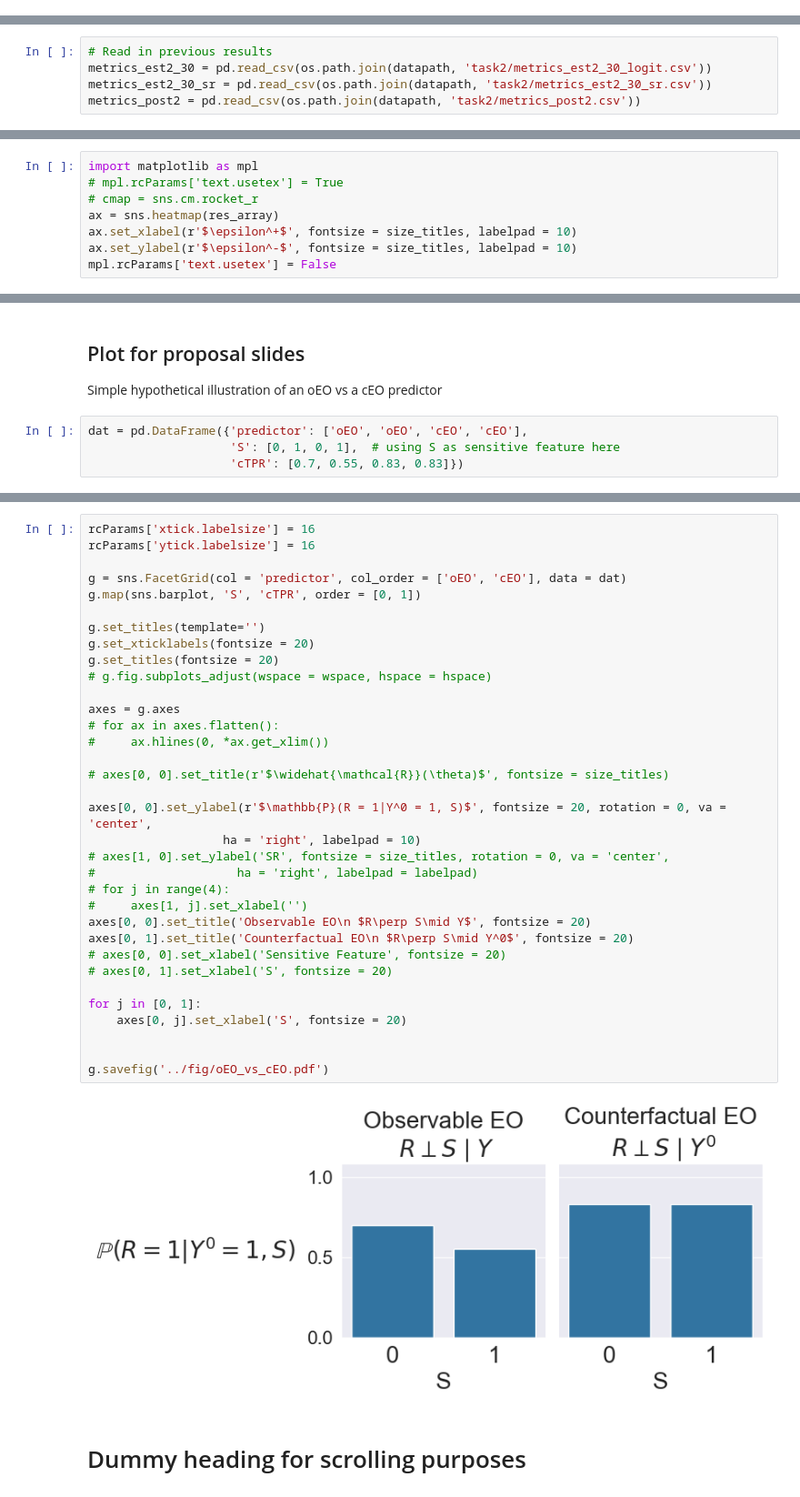
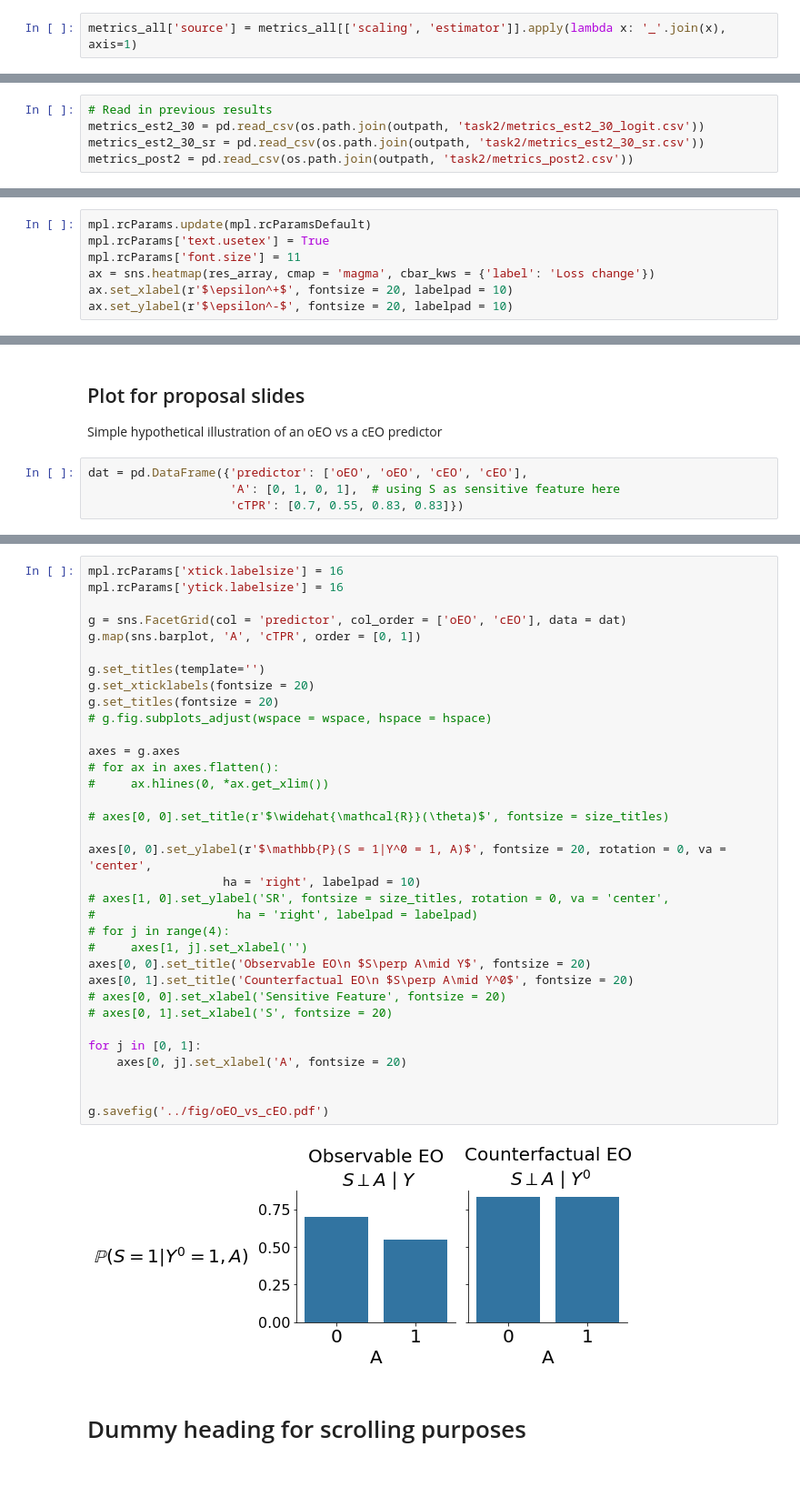
Before and after one commit to amishler/Post-Processed-Fair-Predictors, a Jupyter notebook: post_processed_fair_predictors.ipynb, the cells around one changed output, grey strips where cells are left out. Shown at 91% size. Saved outputs shown, nothing was run; the diff lists cells and outputs as text.

```diff
--- a/post_processed_fair_predictors.ipynb
+++ b/post_processed_fair_predictors.ipynb
@@ -2092,0 +2220,2 @@ g.savefig(os.path.join(figpath, 'task1/task1_setting2_sqrt_L.pdf'))
+# %%
+metrics_all['source'] = metrics_all[['scaling', 'estimator']].apply(lambda x: '_'.join(x), axis=1)
@@ -2095,9 +2273,9 @@ g.savefig(os.path.join(figpath, 'task1/task1_setting2_sqrt_L.pdf'))
 Scenario 2 only. 2x3 plots of unscaled and $\sqrt{n}$-scaled only. Only using noise level 30, not noise 10.
 # %%
 # Read in previous results
-metrics_est2_30 = pd.read_csv(os.path.join(datapath, 'task2/metrics_est2_30_logit.csv'))
-metrics_est2_30_sr = pd.read_csv(os.path.join(datapath, 'task2/metrics_est2_30_sr.csv'))
-metrics_post2 = pd.read_csv(os.path.join(datapath, 'task2/metrics_post2.csv'))
+metrics_est2_30 = pd.read_csv(os.path.join(outpath, 'task2/metrics_est2_30_logit.csv'))
+metrics_est2_30_sr = pd.read_csv(os.path.join(outpath, 'task2/metrics_est2_30_sr.csv'))
+metrics_post2 = pd.read_csv(os.path.join(outpath, 'task2/metrics_post2.csv'))
 # %%
 # risk_post1 = metrics_post1.loc[metrics_post1['metric'] == 'risk', 'value'].values[0]
 # risk_change_post1 = metrics_post1.loc[metrics_post1['metric'] == 'risk_change', 'value'].values[0]
@@ -2383,9 +2584,8 @@ res_array = res_array.reindex(sorted(res_array.columns, reverse = True), axis =
 # %%
-import matplotlib as mpl
-# mpl.rcParams['text.usetex'] = True
-# cmap = sns.cm.rocket_r
-ax = sns.heatmap(res_array)
-ax.set_xlabel(r'$\epsilon^+$', fontsize = size_titles, labelpad = 10)
-ax.set_ylabel(r'$\epsilon^-$', fontsize = size_titles, labelpad = 10)
-mpl.rcParams['text.usetex'] = False
+mpl.rcParams.update(mpl.rcParamsDefault)
+mpl.rcParams['text.usetex'] = True
+mpl.rcParams['font.size'] = 11
+ax = sns.heatmap(res_array, cmap = 'magma', cbar_kws = {'label': 'Loss change'})
+ax.set_xlabel(r'$\epsilon^+$', fontsize = 20, labelpad = 10)
+ax.set_ylabel(r'$\epsilon^-$', fontsize = 20, labelpad = 10)
 # %% [output]
@@ -2401,5 +2601,5 @@ ax.get_figure().savefig('../fig/performance_tradeoff.pdf', bbox_inches = 'tight'
 Simple hypothetical illustration of an oEO vs a cEO predictor
 # %%
 dat = pd.DataFrame({'predictor': ['oEO', 'oEO', 'cEO', 'cEO'],
-                    'S': [0, 1, 0, 1],  # using S as sensitive feature here
+                    'A': [0, 1, 0, 1],  # using S as sensitive feature here
                     'cTPR': [0.7, 0.55, 0.83, 0.83]})
@@ -2406,38 +2619,38 @@ dat = pd.DataFrame({'predictor': ['oEO', 'oEO', 'cEO', 'cEO'],
 # %%
-rcParams['xtick.labelsize'] = 16
-rcParams['ytick.labelsize'] = 16
+mpl.rcParams['xtick.labelsize'] = 16
+mpl.rcParams['ytick.labelsize'] = 16
 
 g = sns.FacetGrid(col = 'predictor', col_order = ['oEO', 'cEO'], data = dat)
-g.map(sns.barplot, 'S', 'cTPR', order = [0, 1])
+g.map(sns.barplot, 'A', 'cTPR', order = [0, 1])
 
 g.set_titles(template='')
 g.set_xticklabels(fontsize = 20)
 g.set_titles(fontsize = 20)
 # g.fig.subplots_adjust(wspace = wspace, hspace = hspace)
 
 axes = g.axes
 # for ax in axes.flatten():
 #     ax.hlines(0, *ax.get_xlim())
 
 # axes[0, 0].set_title(r'$\widehat{\mathcal{R}}(\theta)$', fontsize = size_titles)
 
-axes[0, 0].set_ylabel(r'$\mathbb{P}(R = 1|Y^0 = 1, S)$', fontsize = 20, rotation = 0, va = 'center',
+axes[0, 0].set_ylabel(r'$\mathbb{P}(S = 1|Y^0 = 1, A)$', fontsize = 20, rotation = 0, va = 'center',
                    ha = 'right', labelpad = 10)
 # axes[1, 0].set_ylabel('SR', fontsize = size_titles, rotation = 0, va = 'center',
 #                    ha = 'right', labelpad = labelpad)
 # for j in range(4):
 #     axes[1, j].set_xlabel('')
-axes[0, 0].set_title('Observable EO\n $R\perp S\mid Y$', fontsize = 20)
-axes[0, 1].set_title('Counterfactual EO\n $R\perp S\mid Y^0$', fontsize = 20)
+axes[0, 0].set_title('Observable EO\n $S\perp A\mid Y$', fontsize = 20)
+axes[0, 1].set_title('Counterfactual EO\n $S\perp A\mid Y^0$', fontsize = 20)
 # axes[0, 0].set_xlabel('Sensitive Feature', fontsize = 20)
 # axes[0, 1].set_xlabel('S', fontsize = 20)
 
 for j in [0, 1]:
-    axes[0, j].set_xlabel('S', fontsize = 20)
+    axes[0, j].set_xlabel('A', fontsize = 20)
 
 
 g.savefig('../fig/oEO_vs_cEO.pdf')
 # %% [output]
-[figure, old version]
+[figure, new version]
 # %% [markdown]
 # Dummy heading for scrolling purposes
```
Also changed, not shown: parts of 62 cells of this notebook, 3 other files.
